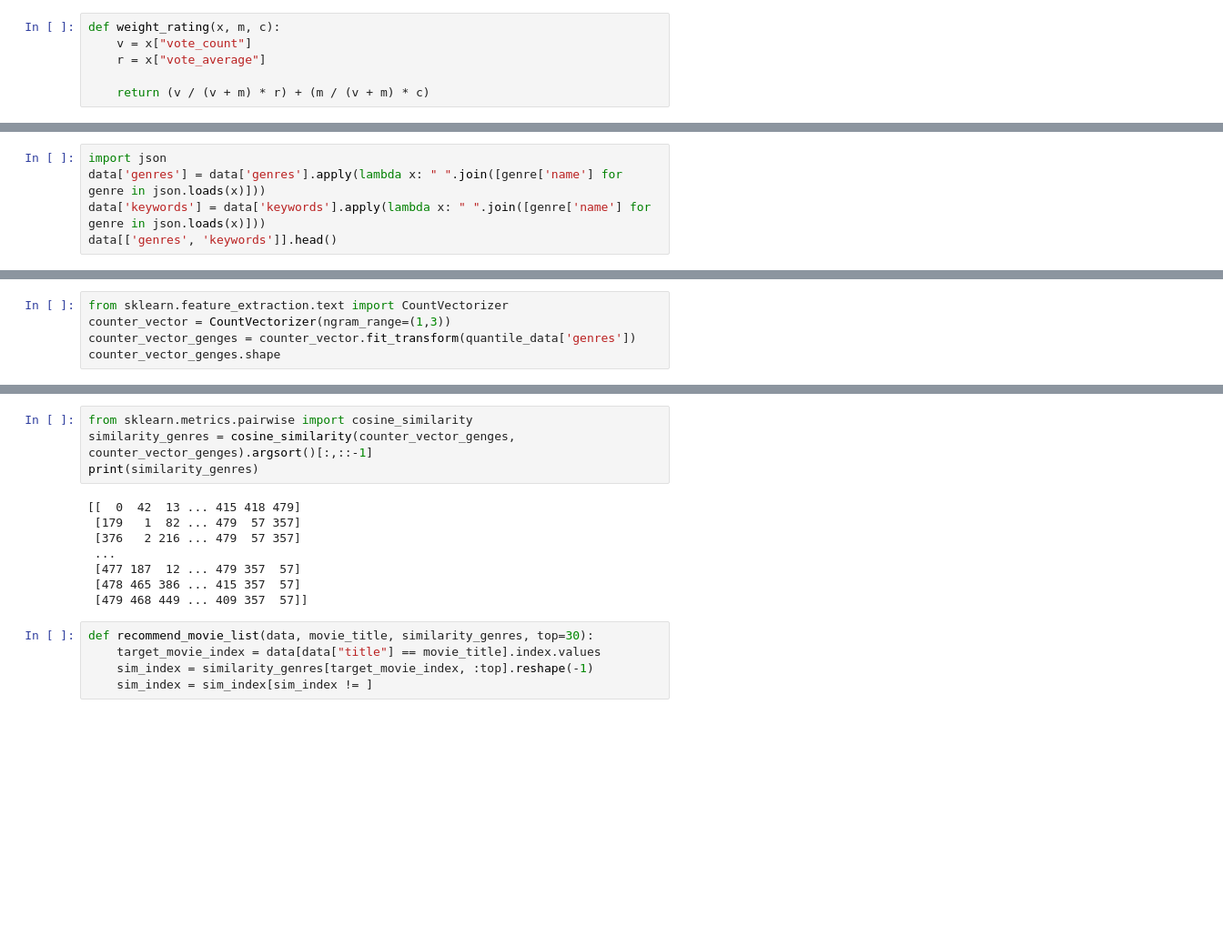
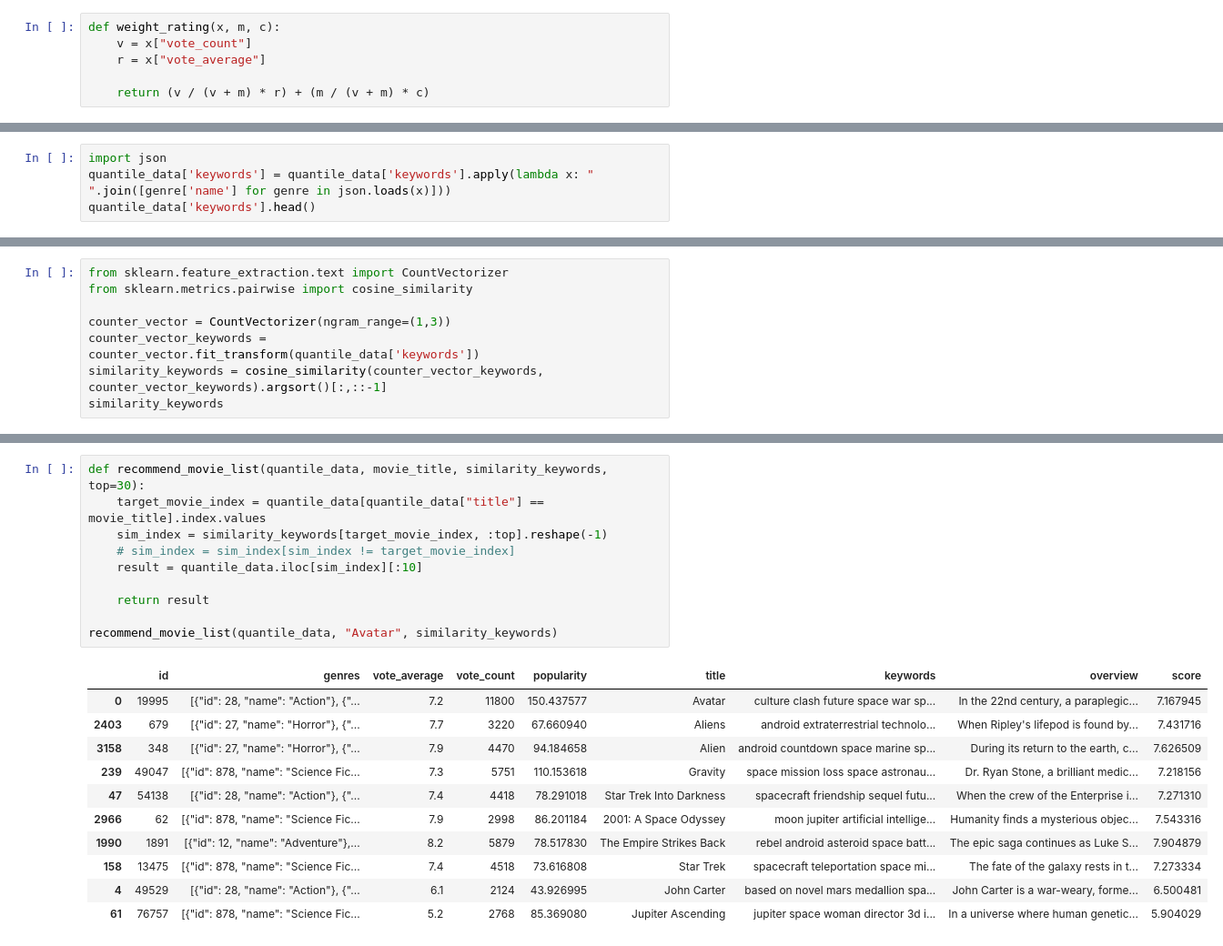
Before and after one commit to lgd1820/recommen_study, a Jupyter notebook: cb/content_based_filtering.ipynb, the cells around one changed output, grey strips where cells are left out. Shown at 91% size. Cells and saved outputs as stored; diff of their text form; blank space fills up the shorter version.

```diff
--- a/cb/content_based_filtering.ipynb
+++ b/cb/content_based_filtering.ipynb
@@ -82,7 +82,6 @@ See the caveats in the documentation: https://pandas.pydata.org/pandas-docs/stab
 | 4 | 49529 | [{"id": 28, "name": "Action"}, {"... | 6.1 | 2124 | 43.926995 | John Carter | [{"id": 818, "name": "based on no... | John Carter is a war-weary, forme... | 6.500481 |
 # %%
 import json
-data['genres'] = data['genres'].apply(lambda x: " ".join([genre['name'] for genre in json.loads(x)]))
-data['keywords'] = data['keywords'].apply(lambda x: " ".join([genre['name'] for genre in json.loads(x)]))
-data[['genres', 'keywords']].head()
+quantile_data['keywords'] = quantile_data['keywords'].apply(lambda x: " ".join([genre['name'] for genre in json.loads(x)]))
+quantile_data['keywords'].head()
 # %% [output]
@@ -95,5 +98,8 @@ data[['genres', 'keywords']].head()
 # %%
 from sklearn.feature_extraction.text import CountVectorizer
+from sklearn.metrics.pairwise import cosine_similarity
+
 counter_vector = CountVectorizer(ngram_range=(1,3))
-counter_vector_genges = counter_vector.fit_transform(quantile_data['genres'])
-counter_vector_genges.shape
+counter_vector_keywords = counter_vector.fit_transform(quantile_data['keywords'])
+similarity_keywords = cosine_similarity(counter_vector_keywords, counter_vector_keywords).argsort()[:,::-1]
+similarity_keywords
@@ -100,17 +114,22 @@ counter_vector_genges.shape
-# %%
-from sklearn.metrics.pairwise import cosine_similarity
-similarity_genres = cosine_similarity(counter_vector_genges, counter_vector_genges).argsort()[:,::-1]
-print(similarity_genres)
-# %% [output]
-[[  0  42  13 ... 415 418 479]
- [179   1  82 ... 479  57 357]
- [376   2 216 ... 479  57 357]
- ...
- [477 187  12 ... 479 357  57]
- [478 465 386 ... 415 357  57]
- [479 468 449 ... 409 357  57]]
 # %%
-def recommend_movie_list(data, movie_title, similarity_genres, top=30):
-    target_movie_index = data[data["title"] == movie_title].index.values
-    sim_index = similarity_genres[target_movie_index, :top].reshape(-1)
-    sim_index = sim_index[sim_index != ]
+def recommend_movie_list(quantile_data, movie_title, similarity_keywords, top=30):
+    target_movie_index = quantile_data[quantile_data["title"] == movie_title].index.values
+    sim_index = similarity_keywords[target_movie_index, :top].reshape(-1)
+    # sim_index = sim_index[sim_index != target_movie_index]
+    result = quantile_data.iloc[sim_index][:10]
+
+    return result
+
+recommend_movie_list(quantile_data, "Avatar", similarity_keywords)
+# %% [output]
+|  | id | genres | vote_average | vote_count | popularity | title | keywords | overview | score |
+| 0 | 19995 | [{"id": 28, "name": "Action"}, {"... | 7.2 | 11800 | 150.437577 | Avatar | culture clash future space war sp... | In the 22nd century, a paraplegic... | 7.167945 |
+| 2403 | 679 | [{"id": 27, "name": "Horror"}, {"... | 7.7 | 3220 | 67.660940 | Aliens | android extraterrestrial technolo... | When Ripley's lifepod is found by... | 7.431716 |
+| 3158 | 348 | [{"id": 27, "name": "Horror"}, {"... | 7.9 | 4470 | 94.184658 | Alien | android countdown space marine sp... | During its return to the earth, c... | 7.626509 |
+| 239 | 49047 | [{"id": 878, "name": "Science Fic... | 7.3 | 5751 | 110.153618 | Gravity | space mission loss space astronau... | Dr. Ryan Stone, a brilliant medic... | 7.218156 |
+| 47 | 54138 | [{"id": 28, "name": "Action"}, {"... | 7.4 | 4418 | 78.291018 | Star Trek Into Darkness | spacecraft friendship sequel futu... | When the crew of the Enterprise i... | 7.271310 |
+| 2966 | 62 | [{"id": 878, "name": "Science Fic... | 7.9 | 2998 | 86.201184 | 2001: A Space Odyssey | moon jupiter artificial intellige... | Humanity finds a mysterious objec... | 7.543316 |
+| 1990 | 1891 | [{"id": 12, "name": "Adventure"},... | 8.2 | 5879 | 78.517830 | The Empire Strikes Back | rebel android asteroid space batt... | The epic saga continues as Luke S... | 7.904879 |
+| 158 | 13475 | [{"id": 878, "name": "Science Fic... | 7.4 | 4518 | 73.616808 | Star Trek | spacecraft teleportation space mi... | The fate of the galaxy rests in t... | 7.273334 |
+| 4 | 49529 | [{"id": 28, "name": "Action"}, {"... | 6.1 | 2124 | 43.926995 | John Carter | based on novel mars medallion spa... | John Carter is a war-weary, forme... | 6.500481 |
+| 61 | 76757 | [{"id": 878, "name": "Science Fic... | 5.2 | 2768 | 85.369080 | Jupiter Ascending | jupiter space woman director 3d i... | In a universe where human genetic... | 5.904029 |
```
Also changed, not shown: parts of 2 cells of this notebook.
